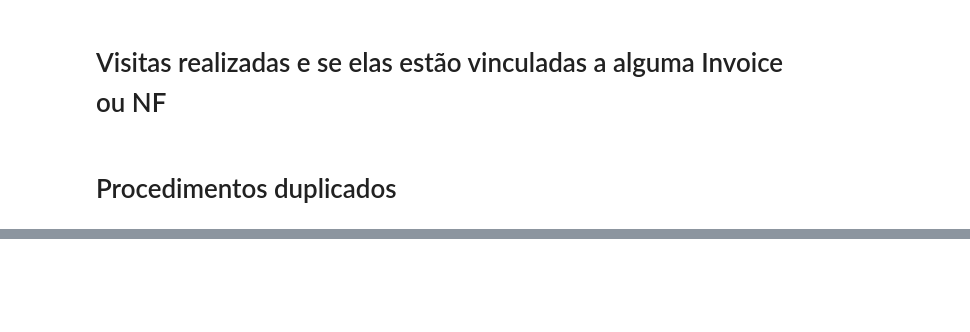
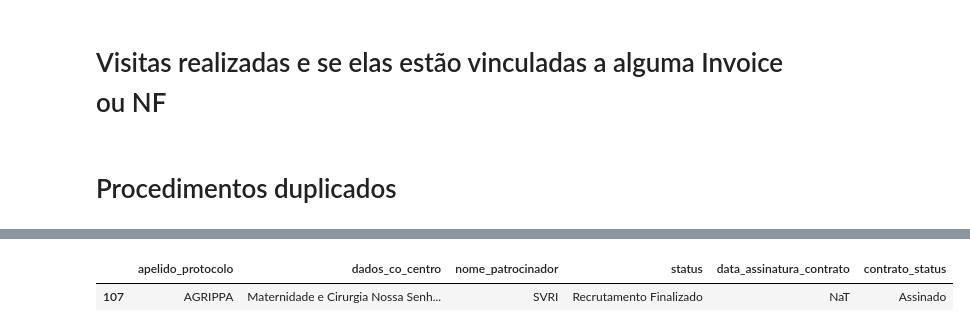
Before and after one commit to eduardoarsocca/Projeto-Mensageria---PUSH, a Jupyter notebook: meu_projeto/projeto_push.ipynb, the cells around one changed output, grey strips where cells are left out. Drawn from its saved outputs; the diff is of its cells as text; code cells hidden in the pictures; blank space fills up the shorter version.

```diff
--- a/meu_projeto/projeto_push.ipynb
+++ b/meu_projeto/projeto_push.ipynb
@@ -1273,0 +1947,45 @@ Errata: As invoices ou Notas fiscais cadastradas entre 13/09/2023 e 15/09/2023 p
+# %%
+# TODO: Contratos sem data de assinatura
+contrato = dim_protocolo.copy()
+contrato = contrato[['apelido_protocolo',
+                     'dados_co_centro',
+                     'nome_patrocinador',
+                     'status',
+                     'data_assinatura_contrato',
+                     'contrato_status'
+                     ]]
+
+# filtro = contrato['data_assinatura_contrato'].isna() # Filtrando somente os contratos sem data de assinatura
+# contrato_sem_data = contrato.loc[filtro,:] # Exibindo somente os contratos sem data de assinatura
+
+# contratostatus = ['Assinado']
+# contrato_sem_data = contrato_sem_data.query("contrato_status in @contratostatus")
+
+contrato_sem_data = contrato[
+    contrato['data_assinatura_contrato'].isna()  &
+    contrato['contrato_status'].isin(['Assinado'])
+]
+
+# contrato_sem_data_html = contrato_sem_data.to_html(index=False)
+
+def filtrar_contratos_sem_data(dataframe):
+    # Verificar se o DataFrame filtrado está vazio
+    if dataframe.empty:
+        return "Não há datas de contrato a serem inseridas."
+    else:
+        # Formatar o DataFrame para exibição em HTML
+        dataframe_formatado = dataframe.style\
+            .format(precision=3, thousands=".", decimal=',')\
+            .format_index(str.upper, axis=1)\
+            .set_properties(**{'background-color': 'white'}, **{'color': 'black'})\
+            .set_table_styles([{'selector': 'td:hover', 'props': [('background-color', '#EC0E73')]}])
+
+        return dataframe_formatado.to_html(index=False)
+
+# Usando a função
+contrato_sem_data_html = filtrar_contratos_sem_data(contrato_sem_data)
+# %%
+contrato_sem_data.sort_values('apelido_protocolo')
+# %% [output]
+|  | apelido_protocolo | dados_co_centro | nome_patrocinador | status | data_assinatura_contrato | contrato_status |
+| 107 | AGRIPPA | Maternidade e Cirurgia Nossa Senh... | SVRI | Recrutamento Finalizado | NaT | Assinado |
```
Also changed, not shown: parts of 36 cells of this notebook, 1 other file.
